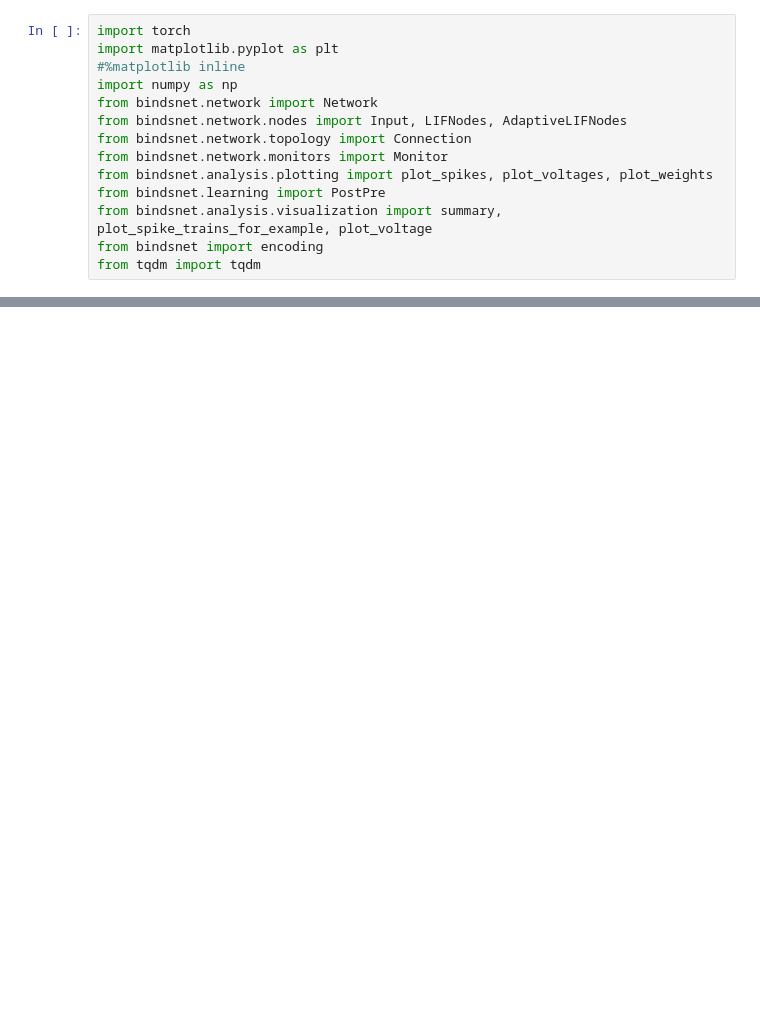
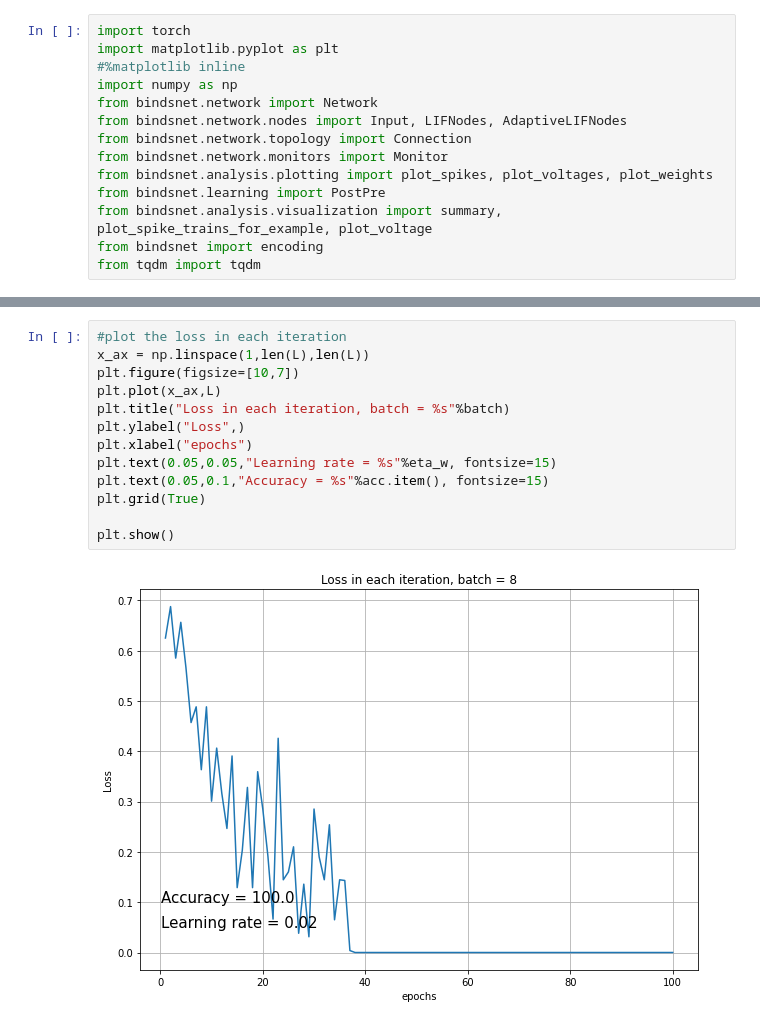
Before and after one commit to aravsi77/spiking_neural_network_thesis, a Jupyter notebook: test_bindsnet_simulation.ipynb, the cells around one changed output, grey strips where cells are left out. Drawn from its saved outputs; the diff is of its cells as text; blank space fills up the shorter version.

```diff
--- a/test_bindsnet_simulation.ipynb
+++ b/test_bindsnet_simulation.ipynb
@@ -320 +510,16 @@ max and min of recurrent weights tensor(0.) tensor(-0.0010)
+# %%
+#plot the loss in each iteration
+x_ax = np.linspace(1,len(L),len(L))
+plt.figure(figsize=[10,7])
+plt.plot(x_ax,L)
+plt.title("Loss in each iteration, batch = %s"%batch)
+plt.ylabel("Loss",)
+plt.xlabel("epochs")
+plt.text(0.05,0.05,"Learning rate = %s"%eta_w, fontsize=15)
+plt.text(0.05,0.1,"Accuracy = %s"%acc.item(), fontsize=15)
+plt.grid(True)
+
+plt.show()
+# %% [output]
+[figure, added]
 # %%
```
Also changed, not shown: parts of 14 cells of this notebook.
